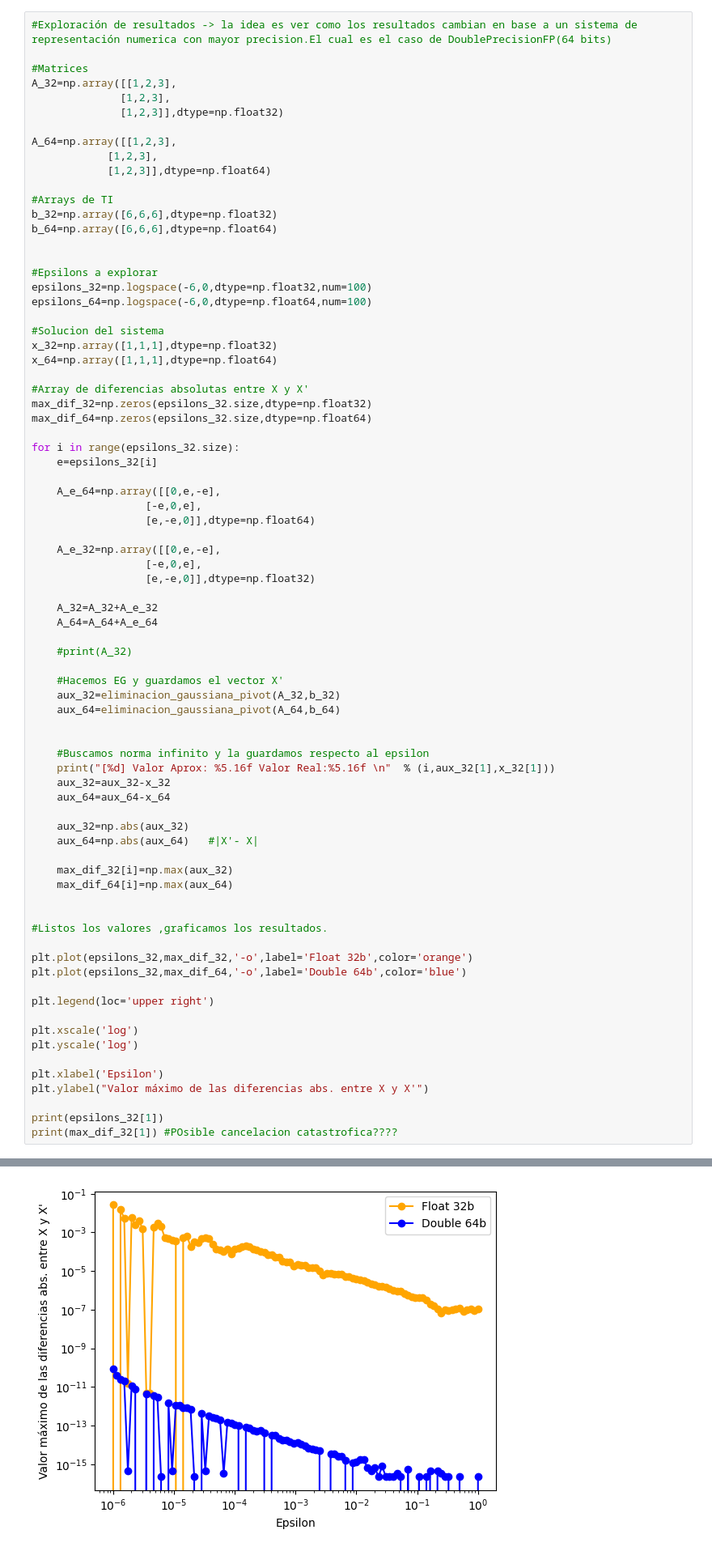
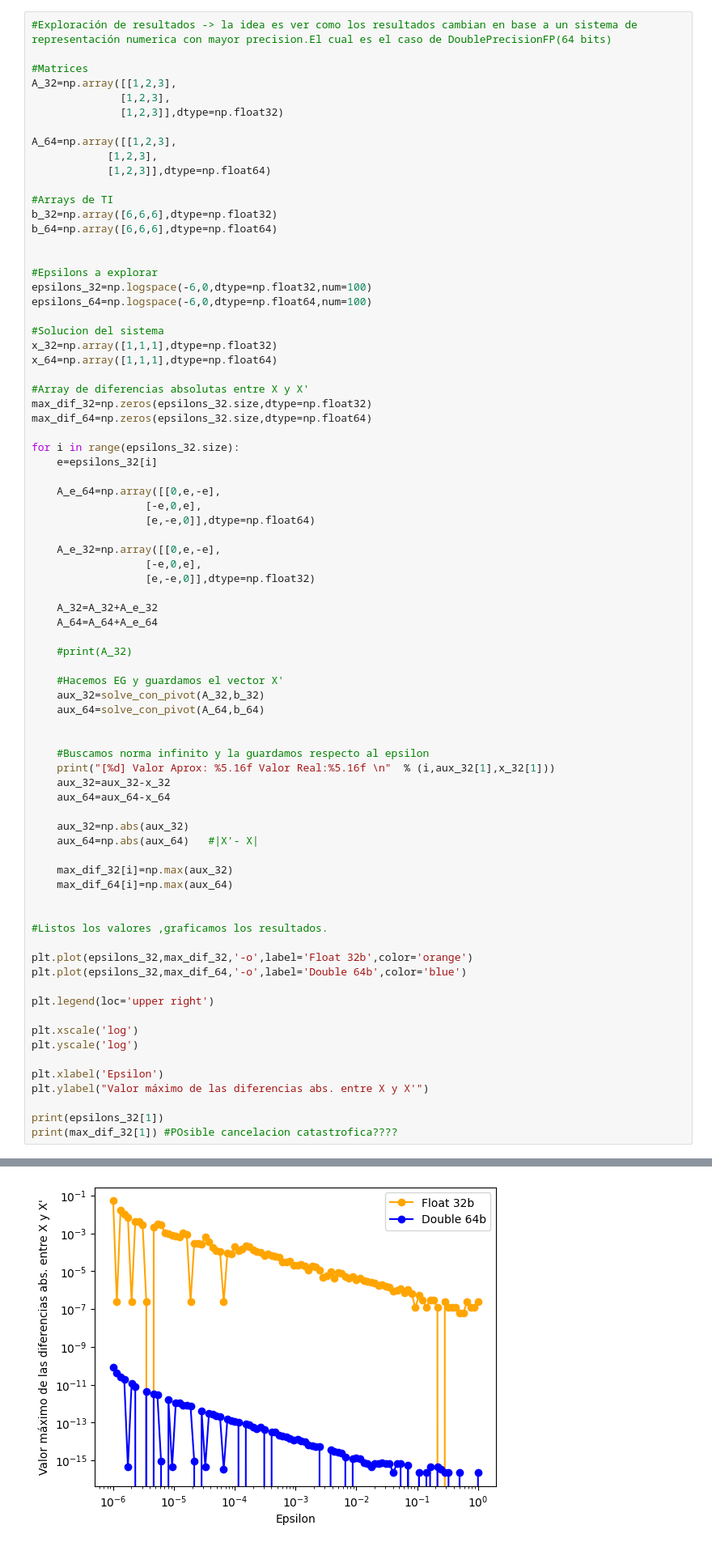
Before and after one commit to arielpd02/MetodosNumericos, a Jupyter notebook: tp1_eg/eg_con_pivot.ipynb, the cells around one changed output, grey strips where cells are left out. Shown: that part at 81% size. Cells and saved outputs as stored; diff of their text form.

```diff
--- a/tp1_eg/eg_con_pivot.ipynb
+++ b/tp1_eg/eg_con_pivot.ipynb
@@ -183,8 +184,8 @@ for i in range(epsilons_32.size):
     #print(A_32)
 
     #Hacemos EG y guardamos el vector X'
-    aux_32=eliminacion_gaussiana_pivot(A_32,b_32)
-    aux_64=eliminacion_gaussiana_pivot(A_64,b_64)
+    aux_32=solve_con_pivot(A_32,b_32)
+    aux_64=solve_con_pivot(A_64,b_64)
 
 
     #Buscamos norma infinito y la guardamos respecto al epsilon
@@ -235,4 +236,4 @@ print(max_dif_32[1]) #POsible cancelacion catastrofica????
-[figure, old version]
+[figure, new version]
 # %%
 #Test precision numerica
 np.float64(320000/0.0000245678)
```
Also changed, not shown: parts of 3 cells of this notebook, 3 other files.
